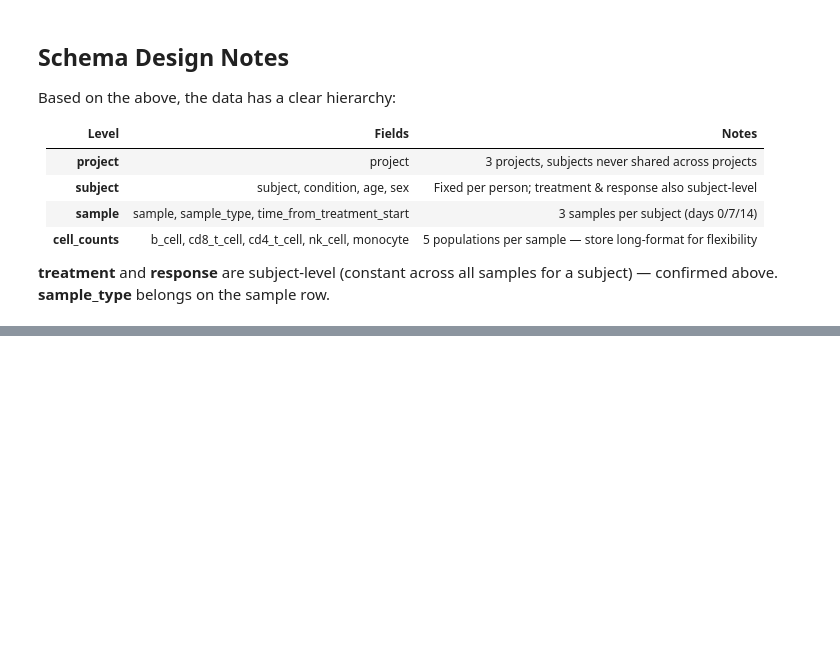
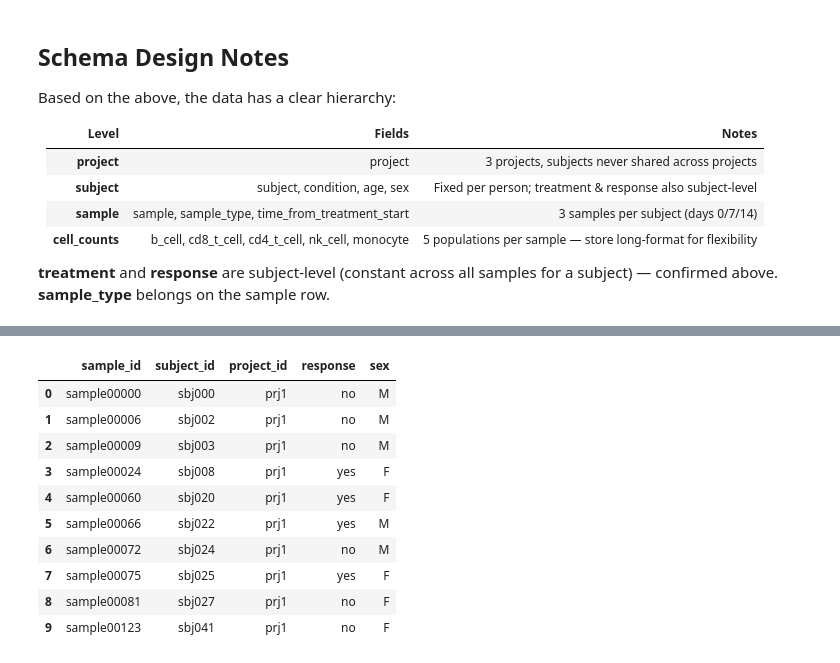
Before and after one commit to bobachubs/teiko-technical, a Jupyter notebook: testing.ipynb, the cells around one changed output, grey strips where cells are left out. Drawn from its saved outputs; the diff is of its cells as text; code cells hidden in the pictures; blank space fills up the shorter version.

```diff
--- a/testing.ipynb
+++ b/testing.ipynb
@@ -348,0 +435,3 @@ Based on the above, the data has a clear hierarchy:
+# %%
+from analysis import run_subset
+subset = run_subset(con)
@@ -348,0 +455,15 @@ Based on the above, the data has a clear hierarchy:
+# %%
+# inspect the raw baseline dataframe
+subset['baseline'].head(10)
+# %% [output]
+|  | sample_id | subject_id | project_id | response | sex |
+| 0 | sample00000 | sbj000 | prj1 | no | M |
+| 1 | sample00006 | sbj002 | prj1 | no | M |
+| 2 | sample00009 | sbj003 | prj1 | no | M |
+| 3 | sample00024 | sbj008 | prj1 | yes | F |
+| 4 | sample00060 | sbj020 | prj1 | yes | F |
+| 5 | sample00066 | sbj022 | prj1 | yes | M |
+| 6 | sample00072 | sbj024 | prj1 | no | M |
+| 7 | sample00075 | sbj025 | prj1 | yes | F |
+| 8 | sample00081 | sbj027 | prj1 | no | F |
+| 9 | sample00123 | sbj041 | prj1 | no | F |
```
Also changed, not shown: parts of 9 cells of this notebook, 3 other files.
